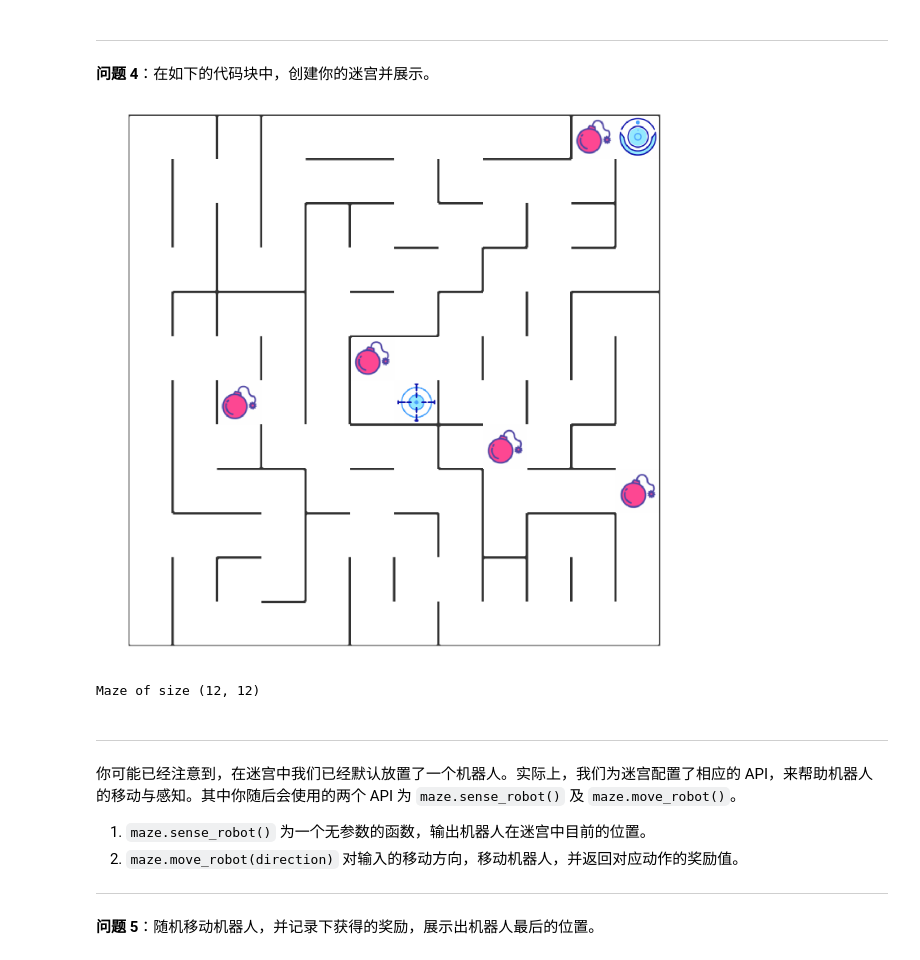
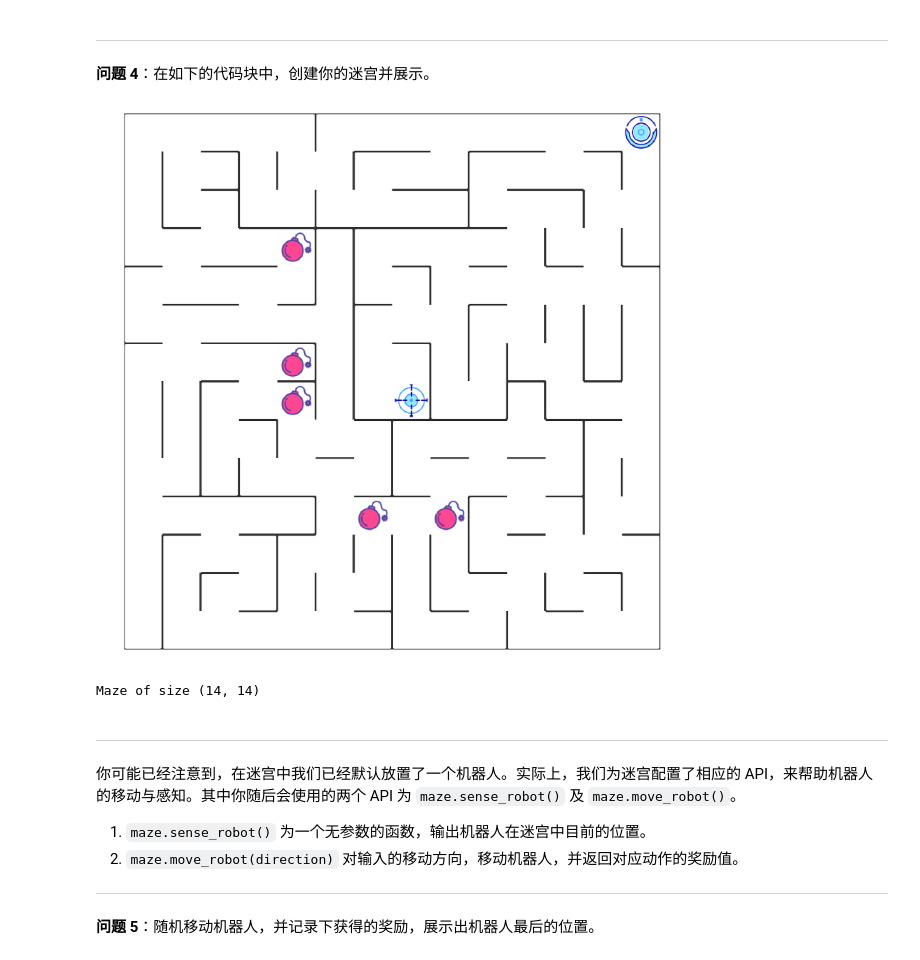
Before and after one commit to snhua/machine-learning-advance, a Jupyter notebook: qlearning_maze/robot_maze.ipynb, the cells around one changed output. Drawn from its saved outputs; the diff is of its cells as text; code cells hidden in the pictures.

```diff
--- a/qlearning_maze/robot_maze.ipynb
+++ b/qlearning_maze/robot_maze.ipynb
@@ -153,14 +157,14 @@ def choose_action(epsilon):
 # %%
 from Maze import Maze
 %matplotlib inline
 %config InlineBackend.figure_format = 'retina'
 
 ## todo: 创建迷宫并展示
-maze=Maze('test_world/maze_01.txt')
+maze=Maze('test_world/maze_02.txt')
 maze
 # %% [output]
-[figure, old version]
+[figure, new version]
-Maze of size (12, 12)
+Maze of size (14, 14)
 # %% [markdown]
 ---
 
```
Also changed, not shown: parts of 12 cells of this notebook, 2 other files.
